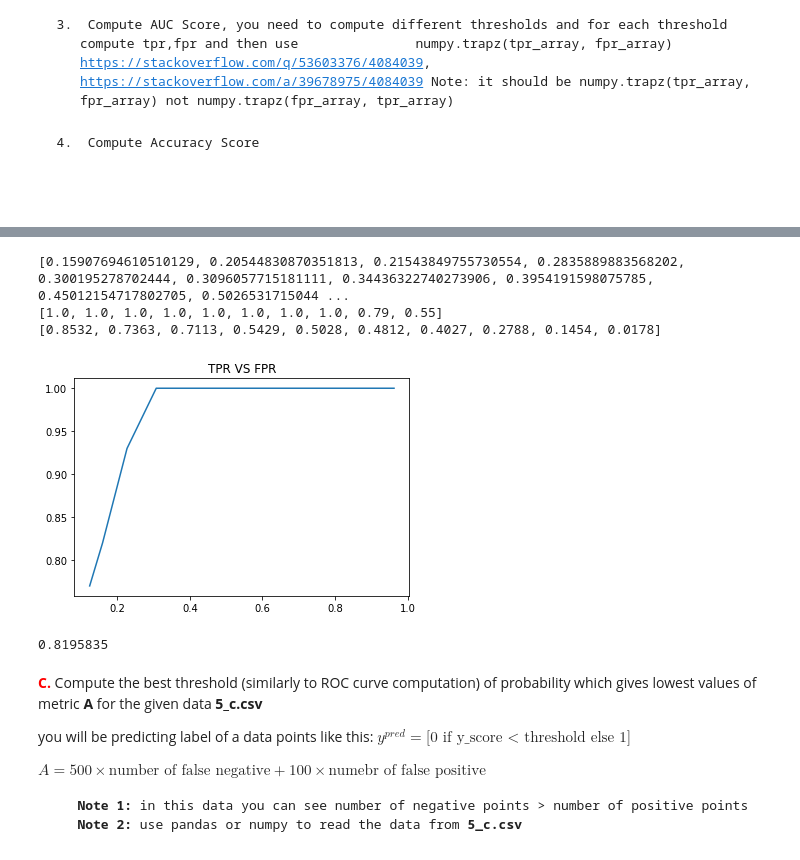
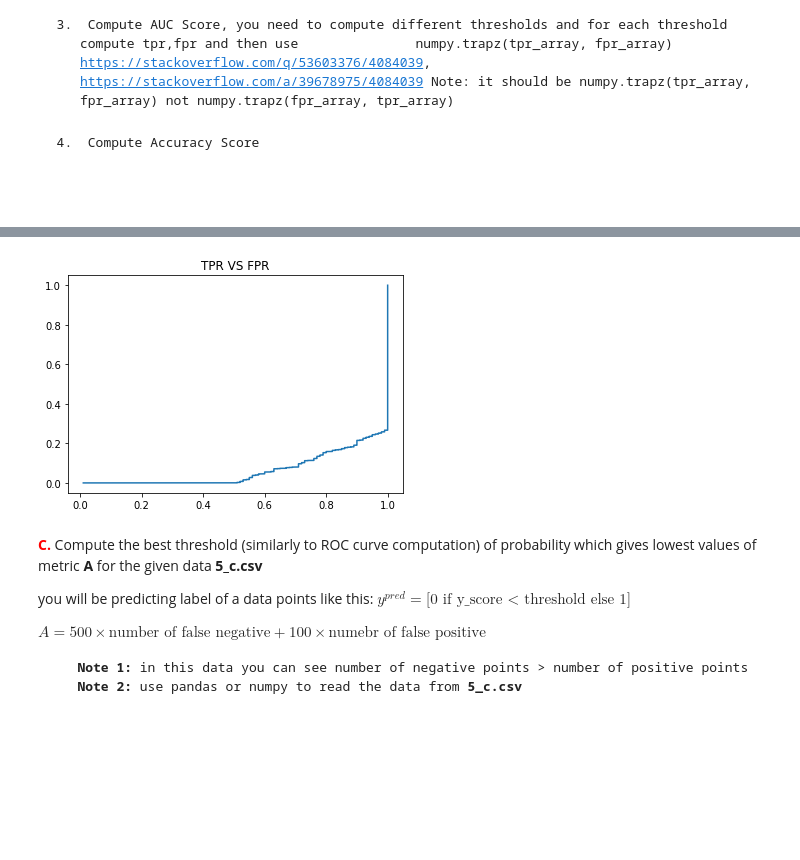
Before and after one commit to iamanik4/Python-Course-Assignment, a Jupyter notebook: 07. Compute Performance metrics without Sklearn/5_Performance_metrics_Instructions.ipynb, the cells around one changed output, grey strips where cells are left out. Drawn from its saved outputs; the diff is of its cells as text; code cells hidden in the pictures; blank space fills up the shorter version.

```diff
--- a/07. Compute Performance metrics without Sklearn/5_Performance_metrics_Instructions.ipynb
+++ b/07. Compute Performance metrics without Sklearn/5_Performance_metrics_Instructions.ipynb
@@ -160,51 +159,12 @@ Accuracy:  0.9718811881188119
-# %%
-n = 10
-Size = data.shape[0]
-Threshold_index = get_n_unique_random_value(0,Size,n)
-Threshold_values = [data.iloc[i]['proba'] for i in Threshold_index]
-Threshold_values.sort()
-print(Threshold_values)
-
-for thres in Threshold_values:
-    data['output'+str(Threshold_values.index(thres))] = np.where(data['proba']<thres, 0, 1)
-# print(data.head)
-
-tpr = []
-fpr = []
-
-for thres in Threshold_values:
-    TP = len(data[(data['output'+str(Threshold_values.index(thres))]==1) & (data['y']==1)])
-    TN = len(data[(data['output'+str(Threshold_values.index(thres))]==0) & (data['y']==0)])
-    FP = len(data[(data['output'+str(Threshold_values.index(thres))]==1) & (data['y']==0)])
-    FN = len(data[(data['output'+str(Threshold_values.index(thres))]==0) & (data['y']==1)])
-#     print("TP:",true_positive)
-#     print("TN:",true_negative)
-#     print("FP:",false_positive)
-#     print("FN:",false_negative)
-    tpr.append(TP/(TP + FN))
-    fpr.append(FP/(FP + TN))
-print(tpr)
-print(fpr)
-# %% [output]
-[0.15907694610510129, 0.20544830870351813, 0.21543849755730554, 0.2835889883568202, 0.300195278702444, 0.3096057715181111, 0.34436322740273906, 0.3954191598075785, 0.45012154717802705, 0.5026531715044 ...
-[1.0, 1.0, 1.0, 1.0, 1.0, 1.0, 1.0, 1.0, 0.79, 0.55]
-[0.8532, 0.7363, 0.7113, 0.5429, 0.5028, 0.4812, 0.4027, 0.2788, 0.1454, 0.0178]
 # %%
 import matplotlib.pyplot as plt
 
-# plt.plot(neighbors,trainscores, label='TPR')
-plt.plot(fpr,tpr)
+# Plotting TPR and FPR
+plt.plot(tpr,fpr)
 plt.title('TPR VS FPR')
-# plt.legend()
 plt.show()
 # %% [output]
-[figure, old version]
+[figure, new version]
-# %%
-tpr.sort()
-fpr.sort()
-print(np.trapz(tpr,fpr))
-# %% [output]
-0.8195835
 # %% [markdown]
 <font color='red'><b>C.</b></font> Compute the best threshold (similarly to ROC curve computation) of probability which gives lowest values of metric <b>A</b> for the given data <strong>5_c.csv</strong>
 <br>
```
Also changed, not shown: parts of 20 cells of this notebook, 15 other files.
